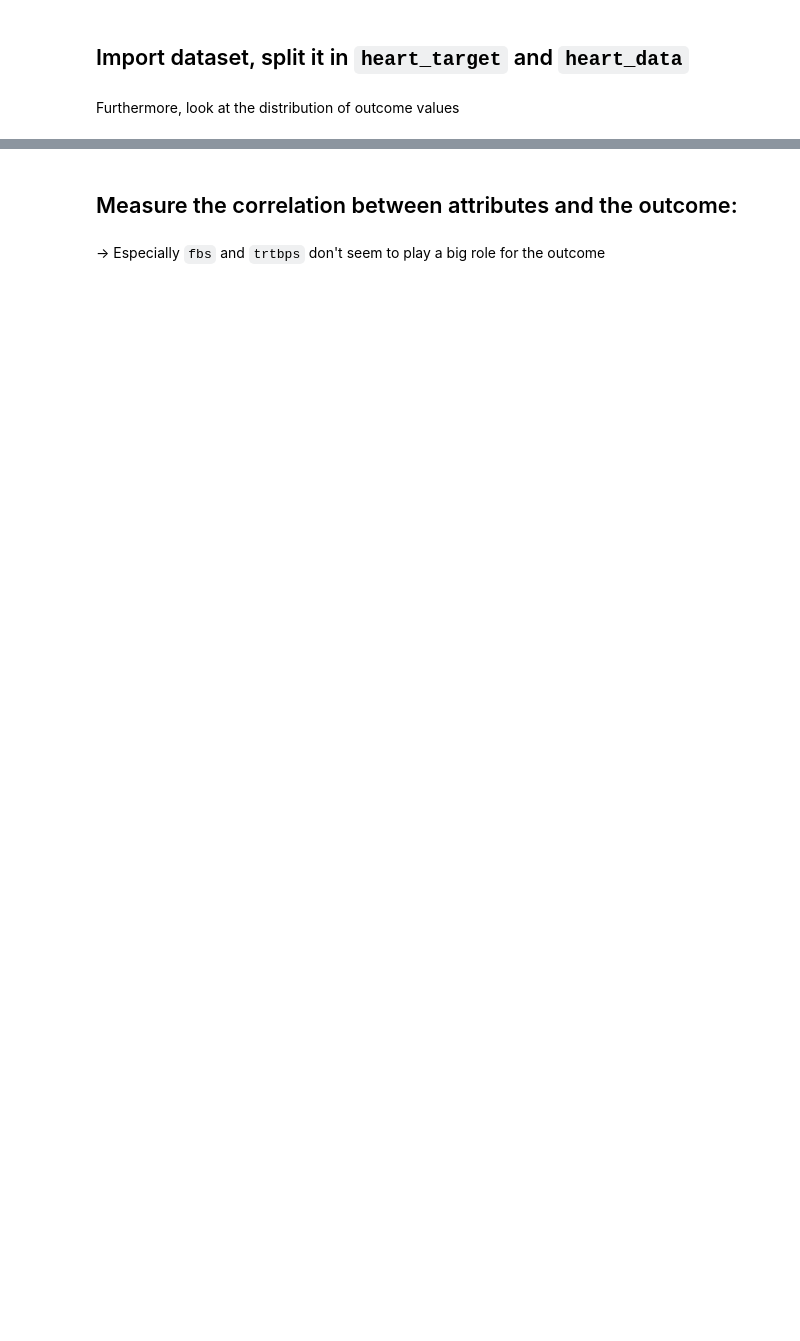
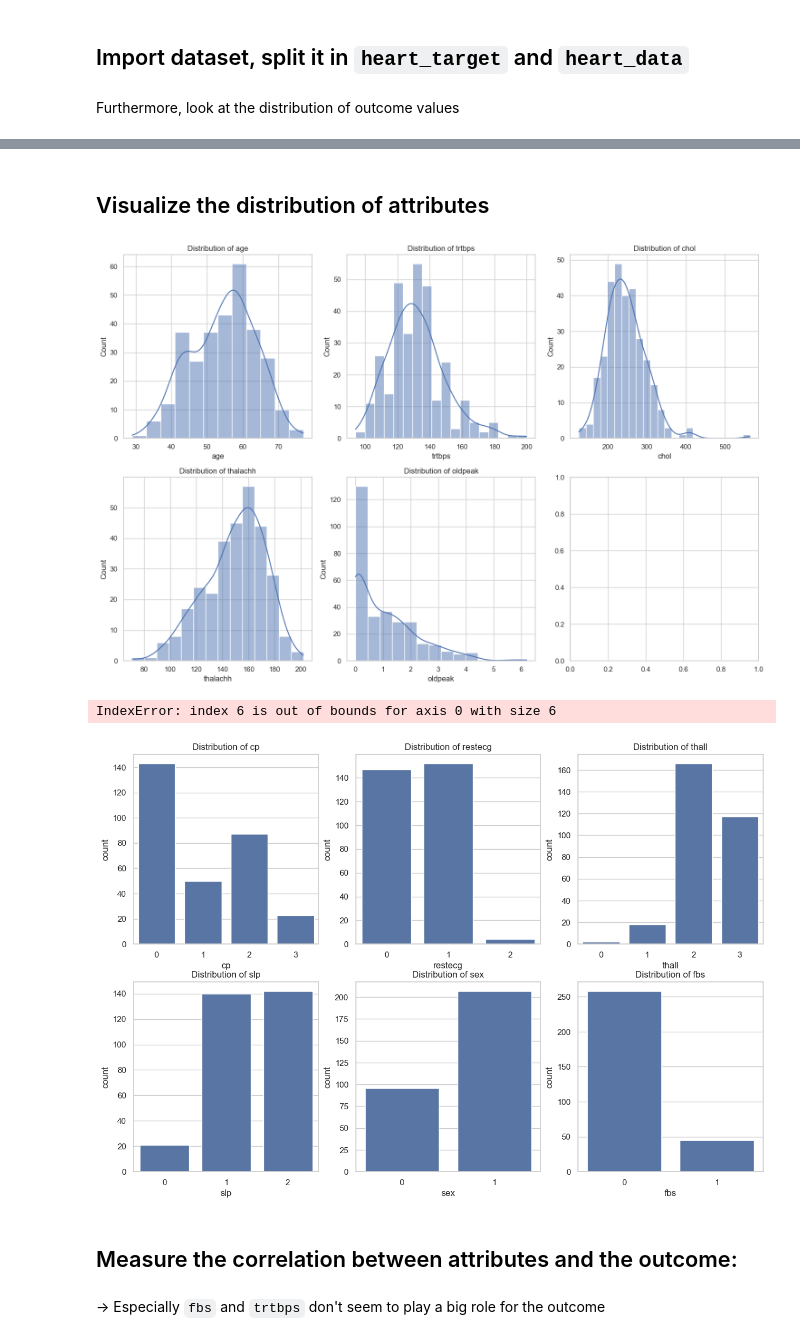
Before and after one commit to TimeLegend35/ml_group4_heart_attack, a Jupyter notebook: tobi3.ipynb, the cells around one changed output, grey strips where cells are left out. Saved outputs shown, nothing was run; the diff lists cells and outputs as text; code cells hidden in the pictures; blank space fills up the shorter version.

```diff
--- a/tobi3.ipynb
+++ b/tobi3.ipynb
@@ -35,3 +45,55 @@ display(heart_data.head())
+# %% [markdown]
+## Visualize the distribution of attributes
+# %%
+import matplotlib.pyplot as plt
+import seaborn as sns
+
+# numerical features
+numeric_features = ['age', 'trtbps', 'chol', 'thalachh', 'oldpeak']
+
+# categorical features
+categorical_features = ['cp', 'restecg', 'thall', 'slp', 'sex', 'fbs', 'exng']
+
+# ordinal features
+ordinal_features = ['caa']
+
+# Set the style of seaborn
+sns.set(style="whitegrid")
+
+# subplots for numerical features
+fig, axes = plt.subplots(nrows=2, ncols=3, figsize=(15, 10))
+axes = axes.flatten()
+
+for i, feature in enumerate(numeric_features):
+    sns.histplot(heart_data[feature], kde=True, ax=axes[i])
+    axes[i].set_title(f'Distribution of {feature}')
+
+plt.tight_layout()
+plt.show()
+
+# subplots for categorical features
+fig, axes = plt.subplots(nrows=2, ncols=3, figsize=(15, 10))
+axes = axes.flatten()
+
+for i, feature in enumerate(categorical_features):
+    sns.countplot(x=feature, data=heart_data, ax=axes[i])
+    axes[i].set_title(f'Distribution of {feature}')
+
+plt.tight_layout()
+plt.show()
+
+# subplots for ordinal features
+fig, axes = plt.subplots(nrows=1, ncols=3, figsize=(15, 5))
+for i, feature in enumerate(ordinal_features):
+    sns.countplot(x=feature, data=heart_data, ax=axes[i])
+    axes[i].set_title(f'Distribution of {feature}')
+
+plt.tight_layout()
+plt.show()
+# %% [output]
+[figure, added]
+IndexError: index 6 is out of bounds for axis 0 with size 6
+[figure, added]
 # %% [markdown]
 ## Measure the correlation between attributes and the outcome:
 # %% [markdown]
```
Also changed, not shown: parts of 7 cells of this notebook.
